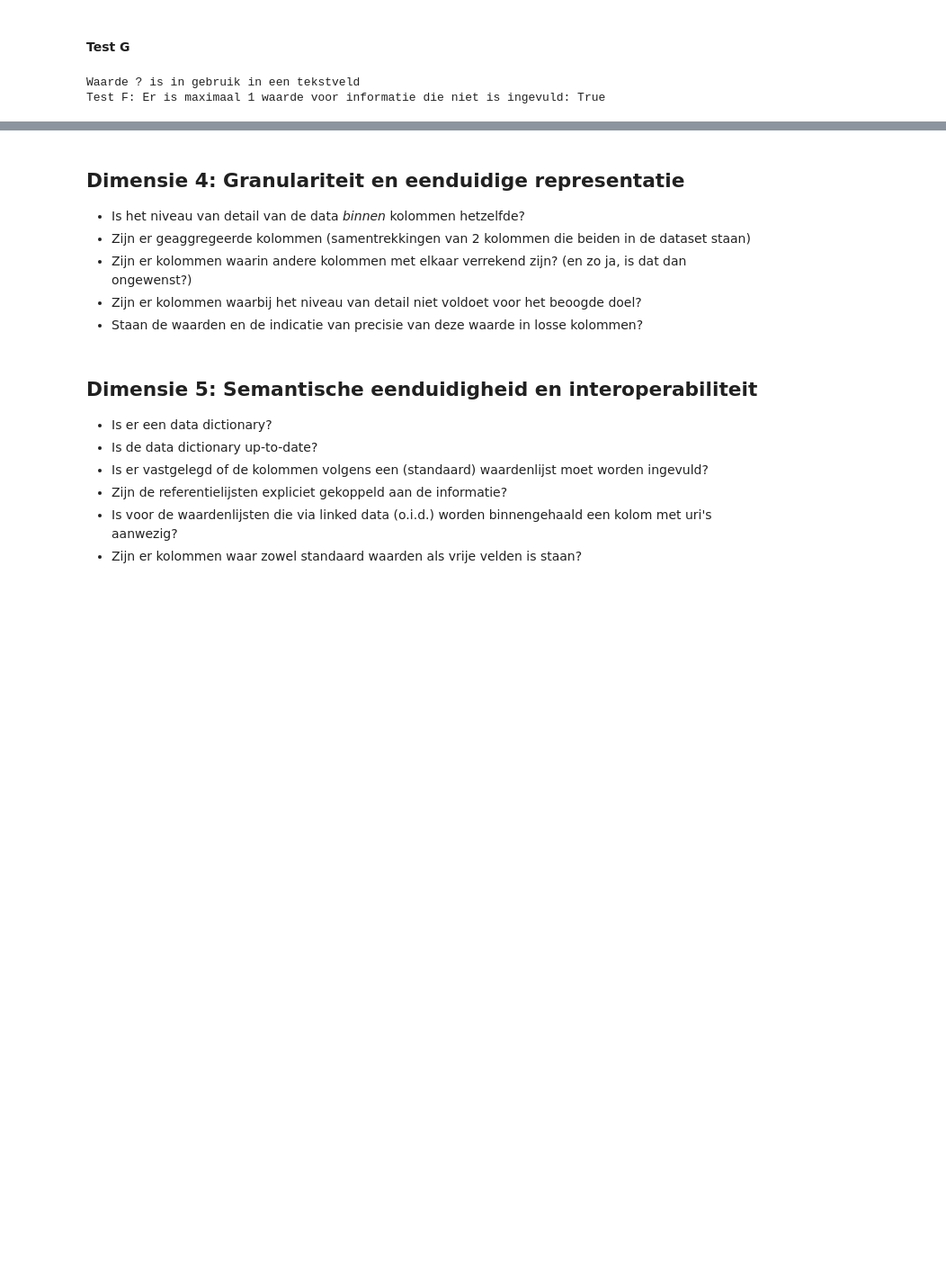
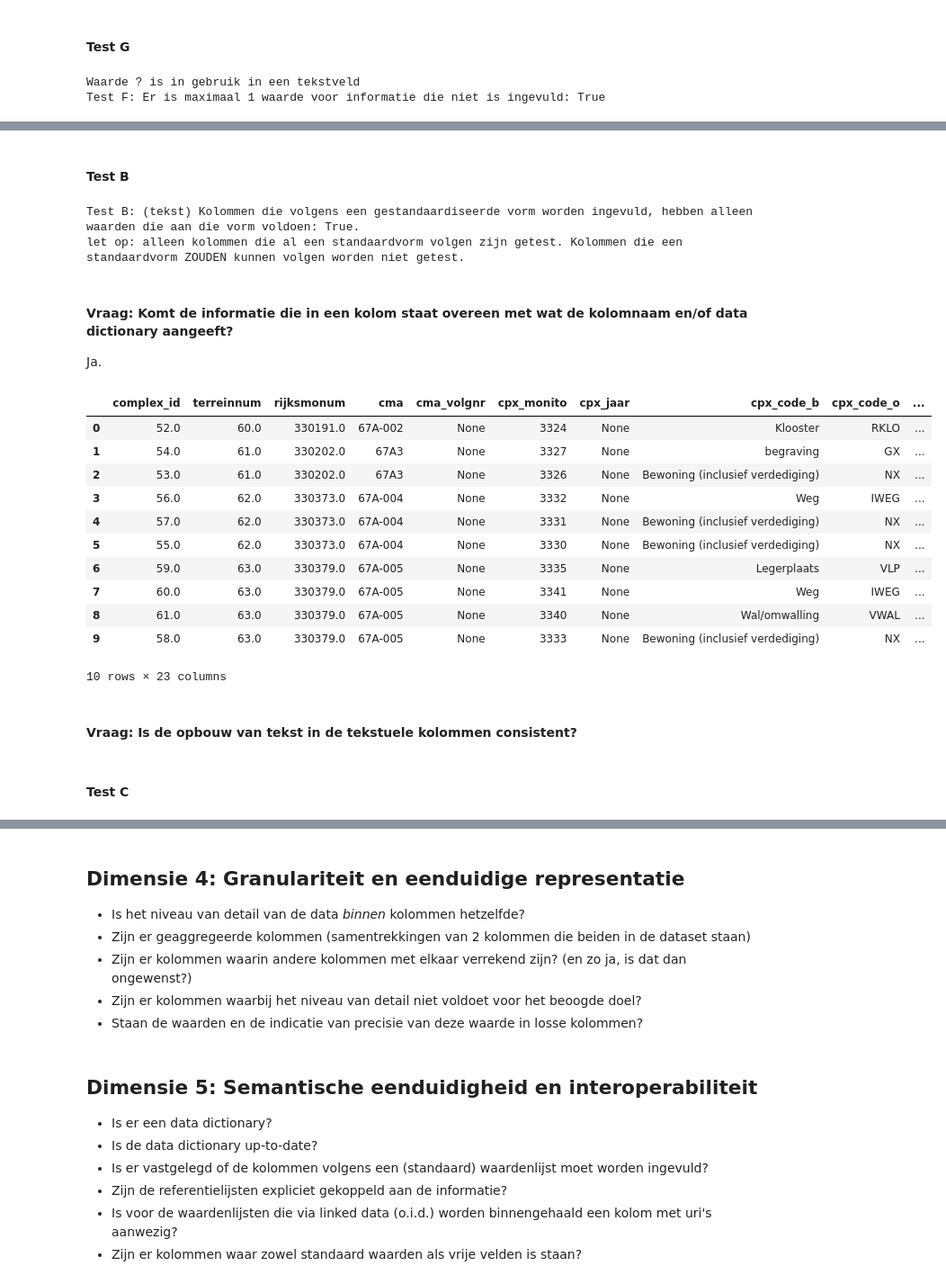
Before and after one commit to ThyavdBerg/RCE_DNANL_B-DK_use_cases, a Jupyter notebook: archeologische_complexen_datakwaliteit.ipynb, the cells around one changed output, grey strips where cells are left out. Shown at 90% size. Cells and saved outputs as stored; diff of their text form; code cells hidden in the pictures; blank space fills up the shorter version.

```diff
--- a/archeologische_complexen_datakwaliteit.ipynb
+++ b/archeologische_complexen_datakwaliteit.ipynb
@@ -1019,0 +1123,57 @@ Test F: Er is maximaal 1 waarde voor informatie die niet is ingevuld: True
+# %% [markdown]
+#### Test B
+# %%
+standard_forms_followed = True
+for item in dict_col_with_standard_form:
+    if dict_col_with_standard_form[item][1] == "should":
+        if dict_col_with_standard_form[item][0]== "ISO 8601":
+            # TODO nog veel meer standaarden toepassen
+            regex = r'^\d{4}-\d{2}-\d{2}$|^(0[1-9]|1[0-2])\/(0[1-9]|[12]\d|3[01])\/(19|20)\d{2}$|^(0[1-9]|[12]\d|3[01])\/(0[1-9]|1[0-2])\/(19|20)\d{2}$|^(0[1-9]|[12]\d|3[01])\.(0[1-9]|1[0-2])\.(19|20)\d{2}$' # TODO my regex should probably be checked by someone who knows what they're doing...
+            string_follows_standard = duckdb.sql(f"""
+                SELECT
+                    (
+                    SELECT
+                        COUNT()
+                    FROM
+                        {table}
+                    WHERE
+                        regexp_full_match({item}, '{regex}', 'i')
+                    )
+                    ==
+                    (SELECT
+                        COUNT()
+                    FROM
+                        {table}
+                    );
+                """).fetchone()[0]
+            print(f"kolom {item} volgt ISO 8601: {string_follows_standard}")
+            if not string_follows_standard:
+                standard_forms_followed = False
+            # duckdb volgt in hun date time datatypen al automatisch ISO 8601, dus dit hoeft niet getest te worden. Alleen als de datums nog in een tekstkolom staan.
+print(f"Test B: (tekst) Kolommen die volgens een gestandaardiseerde vorm worden ingevuld, hebben alleen waarden die aan die vorm voldoen: {standard_forms_followed}.\n"
+      f"let op: alleen kolommen die al een standaardvorm volgen zijn getest. Kolommen die een standaardvorm ZOUDEN kunnen volgen worden niet getest.")
+test_resultaten_dim3.append(standard_forms_followed)
+# %% [output]
+Test B: (tekst) Kolommen die volgens een gestandaardiseerde vorm worden ingevuld, hebben alleen waarden die aan die vorm voldoen: True.
+let op: alleen kolommen die al een standaardvorm volgen zijn getest. Kolommen die een standaardvorm ZOUDEN kunnen volgen worden niet getest.
+# %% [markdown]
+#### Vraag: Komt de informatie die in een kolom staat overeen met wat de kolomnaam en/of data dictionary aangeeft?
+Ja.
+# %%
+# hier kan verder qua code niks mee te worden gedaan, dit is puur interpretatie.
+duckdb.sql(f"""SELECT * FROM {table} LIMIT 10 """).fetchdf()
+# %% [output]
+|  | complex_id | terreinnum | rijksmonum | cma | cma_volgnr | cpx_monito | cpx_jaar | cpx_code_b | cpx_code_o | ... |
+| 0 | 52.0 | 60.0 | 330191.0 | 67A-002 | None | 3324 | None | Klooster | RKLO | ... |
+| 1 | 54.0 | 61.0 | 330202.0 | 67A3 | None | 3327 | None | begraving | GX | ... |
+| 2 | 53.0 | 61.0 | 330202.0 | 67A3 | None | 3326 | None | Bewoning (inclusief verdediging) | NX | ... |
+| 3 | 56.0 | 62.0 | 330373.0 | 67A-004 | None | 3332 | None | Weg | IWEG | ... |
+| 4 | 57.0 | 62.0 | 330373.0 | 67A-004 | None | 3331 | None | Bewoning (inclusief verdediging) | NX | ... |
+| 5 | 55.0 | 62.0 | 330373.0 | 67A-004 | None | 3330 | None | Bewoning (inclusief verdediging) | NX | ... |
+| 6 | 59.0 | 63.0 | 330379.0 | 67A-005 | None | 3335 | None | Legerplaats | VLP | ... |
+| 7 | 60.0 | 63.0 | 330379.0 | 67A-005 | None | 3341 | None | Weg | IWEG | ... |
+| 8 | 61.0 | 63.0 | 330379.0 | 67A-005 | None | 3340 | None | Wal/omwalling | VWAL | ... |
+| 9 | 58.0 | 63.0 | 330379.0 | 67A-005 | None | 3333 | None | Bewoning (inclusief verdediging) | NX | ... |
+10 rows × 23 columns
+# %% [markdown]
+#### Vraag: Is de opbouw van tekst in de tekstuele kolommen consistent?
@@ -1019,0 +1182,2 @@ Test F: Er is maximaal 1 waarde voor informatie die niet is ingevuld: True
+# %% [markdown]
+#### Test C
```
Also changed, not shown: parts of 24 cells of this notebook.
